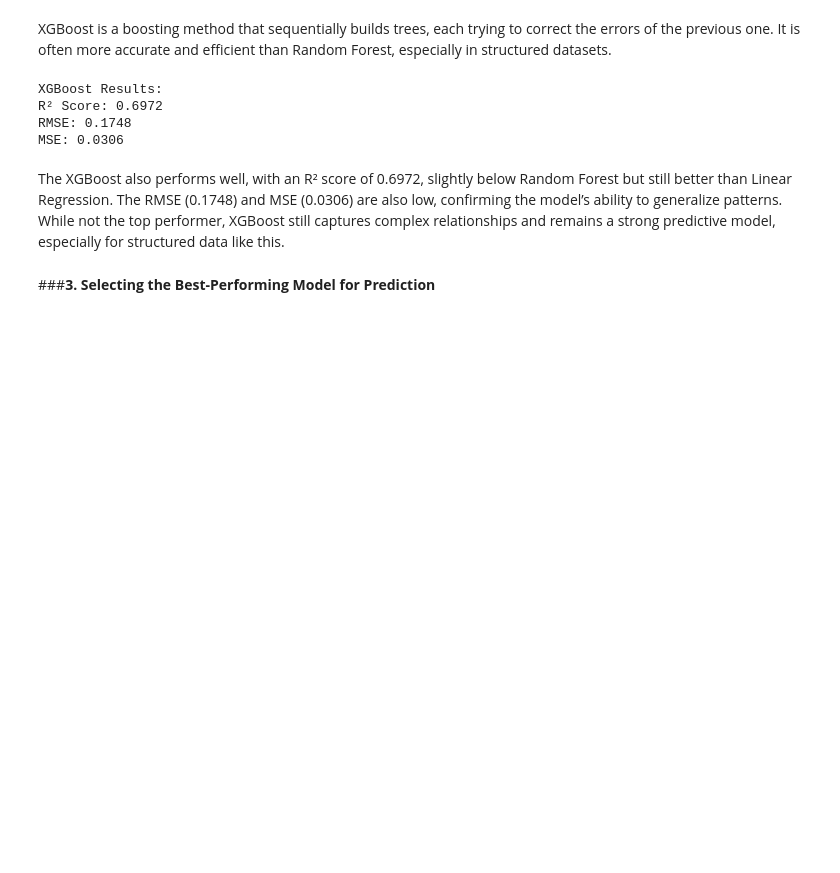
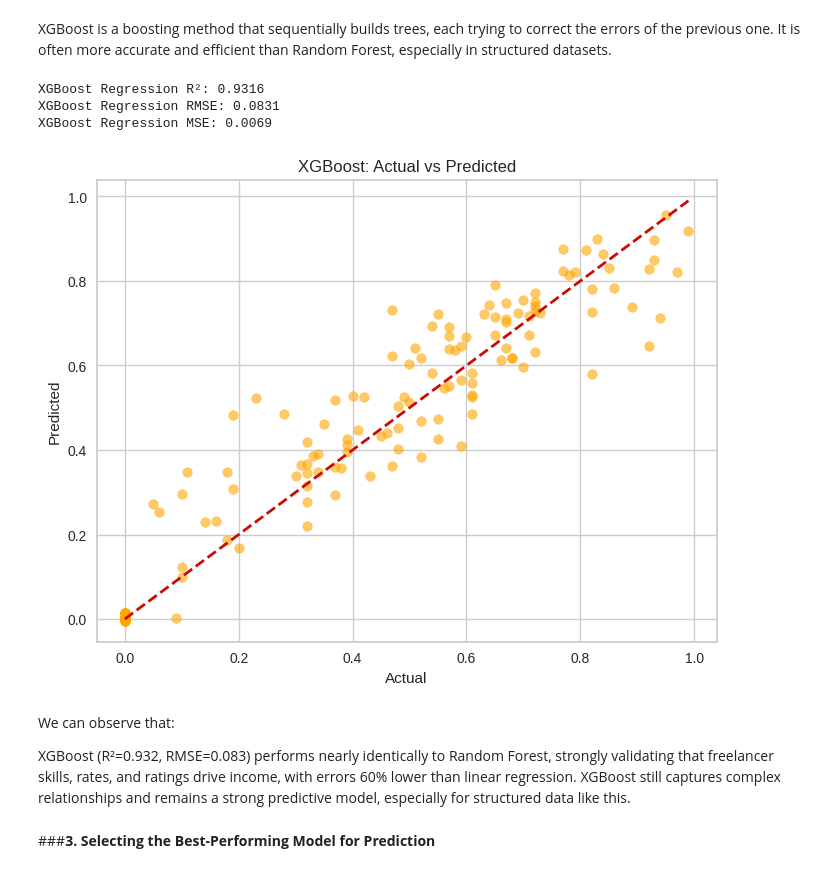
Before and after one commit to iRoseM/Freelancing-Trends--IT362, a Jupyter notebook: IT362_groub_6.ipynb, the cells around one changed output. Saved outputs shown, nothing was run; the diff lists cells and outputs as text; code cells hidden in the pictures; blank space fills up the shorter version.

```diff
--- a/IT362_groub_6.ipynb
+++ b/IT362_groub_6.ipynb
@@ -1545,29 +1585,37 @@ This is a significant improvement over the baseline. With an R² score of 0.7210
 # %% [markdown]
 XGBoost is a boosting method that sequentially builds trees, each trying to correct the errors of the previous one. It is often more accurate and efficient than Random Forest, especially in structured datasets.
 # %%
-from xgboost import XGBRegressor
-
-# Train XGBoost model
-xgb_model = XGBRegressor(random_state=42)
+# XGBoost Regression
+xgb_model = xgb.XGBRegressor(objective='reg:squarederror', n_estimators=100, random_state=42)
 xgb_model.fit(X_train, y_train)
 
-# Predict and evaluate
-xgb_preds = xgb_model.predict(X_test)
-xgb_r2 = r2_score(y_test, xgb_preds)
-xgb_mse = mean_squared_error(y_test, xgb_preds)
+y_pred_xgb = xgb_model.predict(X_test)
+xgb_r2 = r2_score(y_test, y_pred_xgb)
+xgb_mse = mean_squared_error(y_test, y_pred_xgb)
 xgb_rmse = xgb_mse ** 0.5
 
-print("XGBoost Results:")
-print(f"R² Score: {xgb_r2:.4f}")
-print(f"RMSE: {xgb_rmse:.4f}")
-print(f"MSE: {xgb_mse:.4f}")
+print(f"XGBoost Regression R²: {xgb_r2:.4f}")
+print(f"XGBoost Regression RMSE: {xgb_rmse:.4f}")
+print(f"XGBoost Regression MSE: {xgb_mse:.4f}")
 # %% [output]
-XGBoost Results:
-R² Score: 0.6972
-RMSE: 0.1748
-MSE: 0.0306
+XGBoost Regression R²: 0.9316
+XGBoost Regression RMSE: 0.0831
+XGBoost Regression MSE: 0.0069
-# %% [markdown]
-The XGBoost also performs well, with an R² score of 0.6972, slightly below Random Forest but still better than Linear Regression. The RMSE (0.1748) and MSE (0.0306) are also low, confirming the model’s ability to generalize patterns. While not the top performer, XGBoost still captures complex relationships and remains a strong predictive model, especially for structured data like this.
+# %%
+# XGBoost: Actual vs Predicted
+plt.figure(figsize=(8, 6))
+plt.scatter(y_test, y_pred_xgb, color='orange', alpha=0.6)
+plt.plot([y_test.min(), y_test.max()], [y_test.min(), y_test.max()], '--r', lw=2)
+plt.title('XGBoost: Actual vs Predicted')
+plt.xlabel('Actual')
+plt.ylabel('Predicted')
+plt.show()
+# %% [output]
+[figure, added]
+# %% [markdown]
+We can observe that:
+
+XGBoost (R²=0.932, RMSE=0.083) performs nearly identically to Random Forest, strongly validating that freelancer skills, rates, and ratings drive income, with errors 60% lower than linear regression. XGBoost still captures complex relationships and remains a strong predictive model, especially for structured data like this.
 # %% [markdown]
 ###**3. Selecting the Best-Performing Model for Prediction**
 # %% [markdown]
```
Also changed, not shown: parts of 42 cells of this notebook.
